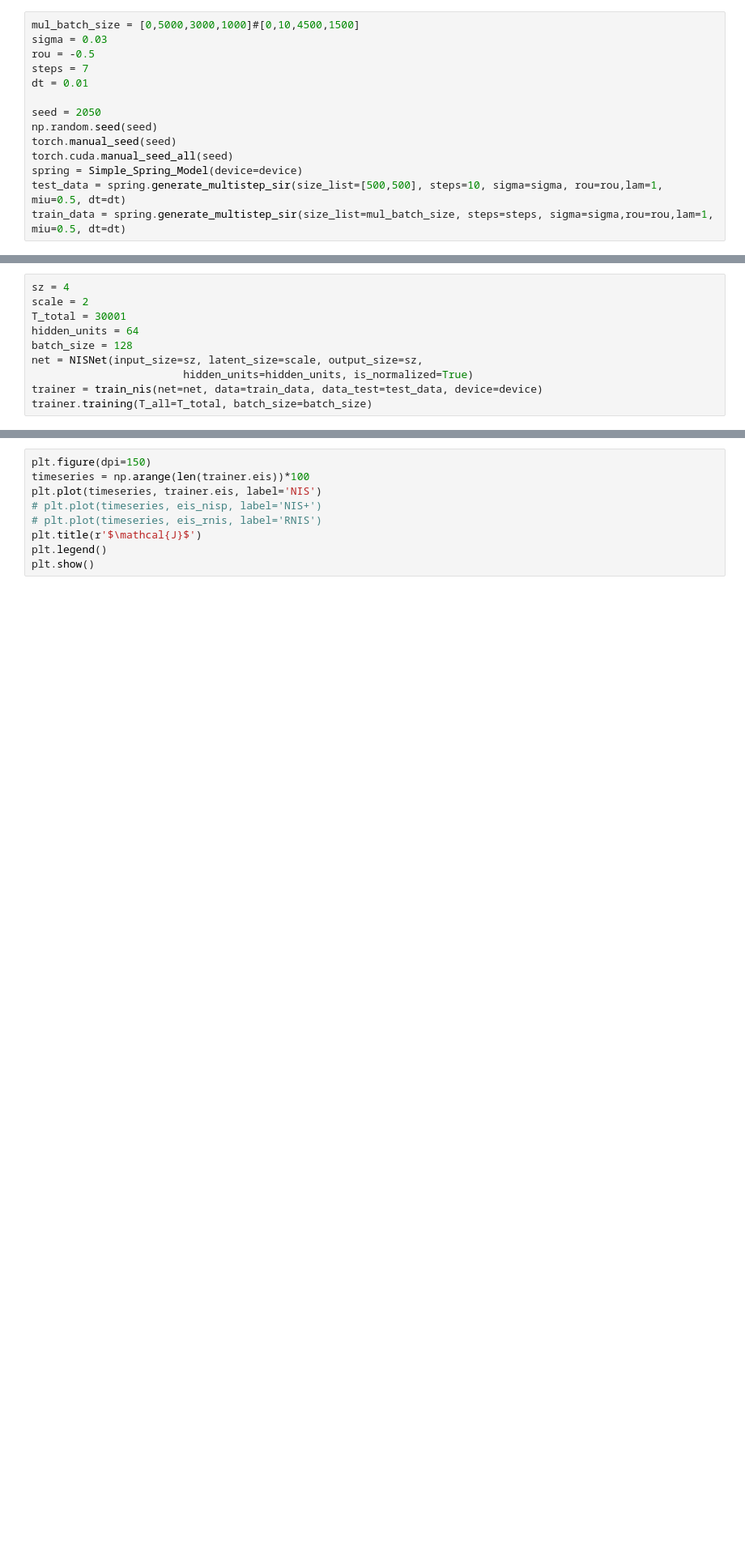
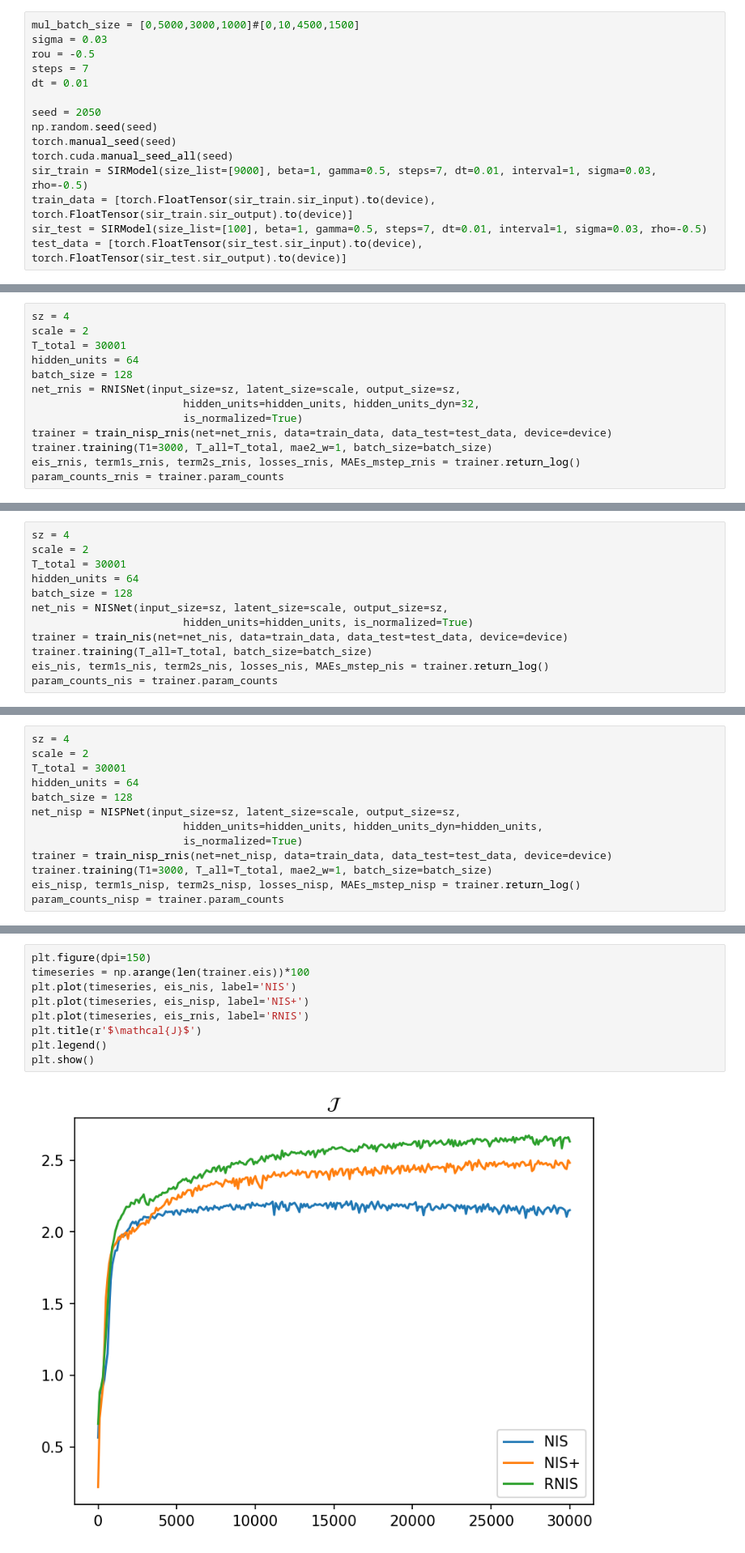
Before and after one commit to Matthew-ymz/Code-for-Finding-emergence-in-data-, a Jupyter notebook: exp/rnis/sir_ymz_new.ipynb, the cells around one changed output, grey strips where cells are left out. Shown: that part at 81% size. Saved outputs shown, nothing was run; the diff lists cells and outputs as text; blank space fills up the shorter version.

```diff
--- a/exp/rnis/sir_ymz_new.ipynb
+++ b/exp/rnis/sir_ymz_new.ipynb
@@ -38,6 +40,7 @@ seed = 2050
 np.random.seed(seed)
 torch.manual_seed(seed)
 torch.cuda.manual_seed_all(seed)
-spring = Simple_Spring_Model(device=device)
-test_data = spring.generate_multistep_sir(size_list=[500,500], steps=10, sigma=sigma, rou=rou,lam=1, miu=0.5, dt=dt)
-train_data = spring.generate_multistep_sir(size_list=mul_batch_size, steps=steps, sigma=sigma,rou=rou,lam=1, miu=0.5, dt=dt)
+sir_train = SIRModel(size_list=[9000], beta=1, gamma=0.5, steps=7, dt=0.01, interval=1, sigma=0.03, rho=-0.5)
+train_data = [torch.FloatTensor(sir_train.sir_input).to(device), torch.FloatTensor(sir_train.sir_output).to(device)]
+sir_test = SIRModel(size_list=[100], beta=1, gamma=0.5, steps=7, dt=0.01, interval=1, sigma=0.03, rho=-0.5)
+test_data = [torch.FloatTensor(sir_test.sir_input).to(device), torch.FloatTensor(sir_test.sir_output).to(device)]
@@ -43,0 +53,13 @@ train_data = spring.generate_multistep_sir(size_list=mul_batch_size, steps=steps
+# %%
+sz = 4
+scale = 2
+T_total = 30001
+hidden_units = 64
+batch_size = 128
+net_rnis = RNISNet(input_size=sz, latent_size=scale, output_size=sz,
+                        hidden_units=hidden_units, hidden_units_dyn=32,
+                        is_normalized=True)
+trainer = train_nisp_rnis(net=net_rnis, data=train_data, data_test=test_data, device=device)
+trainer.training(T1=3000, T_all=T_total, mae2_w=1, batch_size=batch_size)
+eis_rnis, term1s_rnis, term2s_rnis, losses_rnis, MAEs_mstep_rnis = trainer.return_log()
+param_counts_rnis = trainer.param_counts
@@ -49,8 +89,10 @@ scale = 2
 T_total = 30001
 hidden_units = 64
 batch_size = 128
-net = NISNet(input_size=sz, latent_size=scale, output_size=sz,
+net_nis = NISNet(input_size=sz, latent_size=scale, output_size=sz,
                         hidden_units=hidden_units, is_normalized=True)
-trainer = train_nis(net=net, data=train_data, data_test=test_data, device=device)
+trainer = train_nis(net=net_nis, data=train_data, data_test=test_data, device=device)
 trainer.training(T_all=T_total, batch_size=batch_size)
+eis_nis, term1s_nis, term2s_nis, losses_nis, MAEs_mstep_nis = trainer.return_log()
+param_counts_nis = trainer.param_counts
 # %% [output]
@@ -73,0 +118,13 @@ term2: 1.5083
+# %%
+sz = 4
+scale = 2
+T_total = 30001
+hidden_units = 64
+batch_size = 128
+net_nisp = NISPNet(input_size=sz, latent_size=scale, output_size=sz,
+                        hidden_units=hidden_units, hidden_units_dyn=hidden_units,
+                        is_normalized=True)
+trainer = train_nisp_rnis(net=net_nisp, data=train_data, data_test=test_data, device=device)
+trainer.training(T1=3000, T_all=T_total, mae2_w=1, batch_size=batch_size)
+eis_nisp, term1s_nisp, term2s_nisp, losses_nisp, MAEs_mstep_nisp = trainer.return_log()
+param_counts_nisp = trainer.param_counts
@@ -80,12 +155,14 @@ NameError: name 'count_parameters' is not defined
 # %%
 plt.figure(dpi=150)
 timeseries = np.arange(len(trainer.eis))*100
-plt.plot(timeseries, trainer.eis, label='NIS')
-# plt.plot(timeseries, eis_nisp, label='NIS+')
-# plt.plot(timeseries, eis_rnis, label='RNIS')
+plt.plot(timeseries, eis_nis, label='NIS')
+plt.plot(timeseries, eis_nisp, label='NIS+')
+plt.plot(timeseries, eis_rnis, label='RNIS')
 plt.title(r'$\mathcal{J}$')
 plt.legend()
 plt.show()
+# %% [output]
+[figure, added]
 # %%
 plt.figure(figsize=(5,4),dpi=150)
 timeseries = np.arange(len(eis_nis))*500
```
Also changed, not shown: parts of 12 cells of this notebook, 12 other files.
